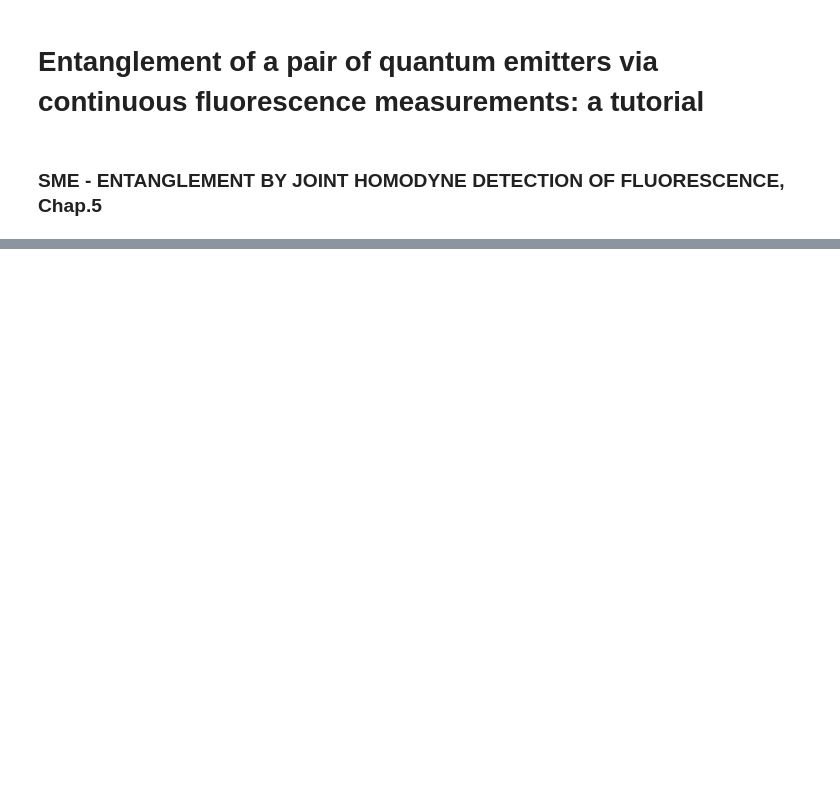
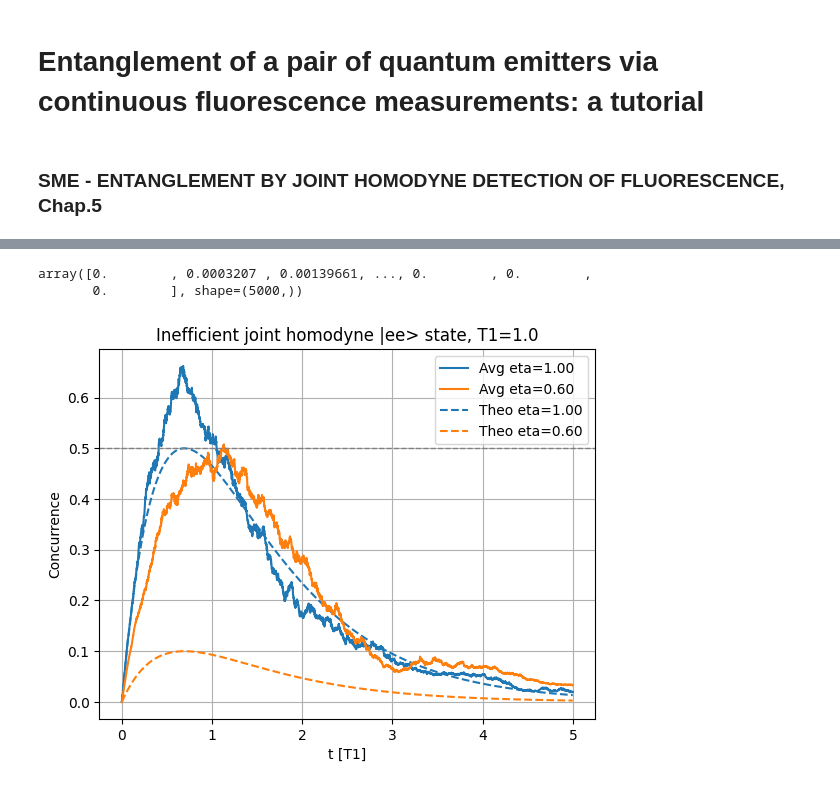
Before and after one commit to ErCampa99/Stochastic_Master_Thesis, a Jupyter notebook: Codes/Joint_homodyne_fluorescence.ipynb, the cells around one changed output, grey strips where cells are left out. Cells and saved outputs as stored; diff of their text form; code cells hidden in the pictures; blank space fills up the shorter version.

Commit message:
Started adding inefficency

```diff
--- a/Codes/Joint_homodyne_fluorescence.ipynb
+++ b/Codes/Joint_homodyne_fluorescence.ipynb
@@ -121,0 +217,30 @@ plt.show()
+# %%
+mean_conc_ee_solutions_jhom_ineff[0]
+# %% [output]
+array([0.        , 0.0003207 , 0.00139661, ..., 0.        , 0.        ,
+       0.        ], shape=(5000,))
+# %%
+line_eta = []
+line_theo_eta = []
+
+for i, eta in enumerate(my_eta):
+    # plottiamo la curva per il theta i-esimo
+    line_eta_temp, = plt.plot(times, mean_conc_ee_solutions_jhom_ineff[i], label=f"Avg eta={(eta):.2f}")
+    line_eta.append(line_eta_temp)
+
+    if eta >= 0.5:
+        line_theor_temp, = plt.plot(times, theo_concurrence(times, GAMMA)*(2*eta-1), color=line_eta_temp.get_color(), linestyle ='--', label=f"Theo eta={eta:.2f}")
+        line_theo_eta.append(line_theor_temp)
+
+#line2, = plt.plot(times, conc_ee_solutions_jhom[11], label="Trajectory #10")
+plt.axhline(y=0.5, color='gray', linestyle='--', linewidth=1, label='y = 0.5')
+#plt.axhline(y=1, color='red', linestyle='-', linewidth=1.5, label='y = 1')
+
+plt.xlabel("t [T1]")
+plt.ylabel("Concurrence")
+plt.title(f"Inefficient joint homodyne |ee> state, T1={T_1}")
+plt.grid(True)
+plt.legend(handles = line_eta + line_theo_eta)
+plt.show()
+# %% [output]
+[figure, added]
```
Also changed, not shown: parts of 7 cells of this notebook, 1 other file.
